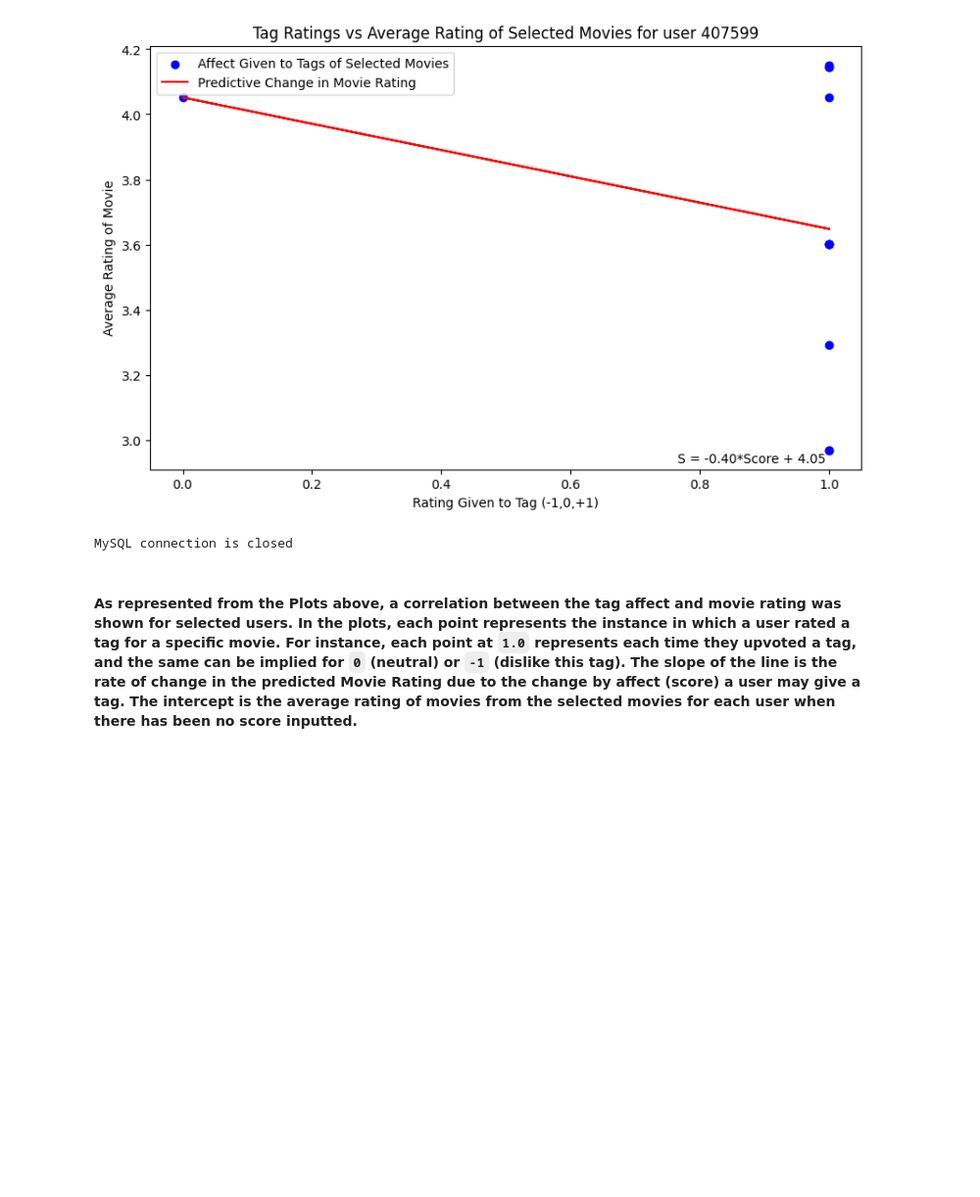
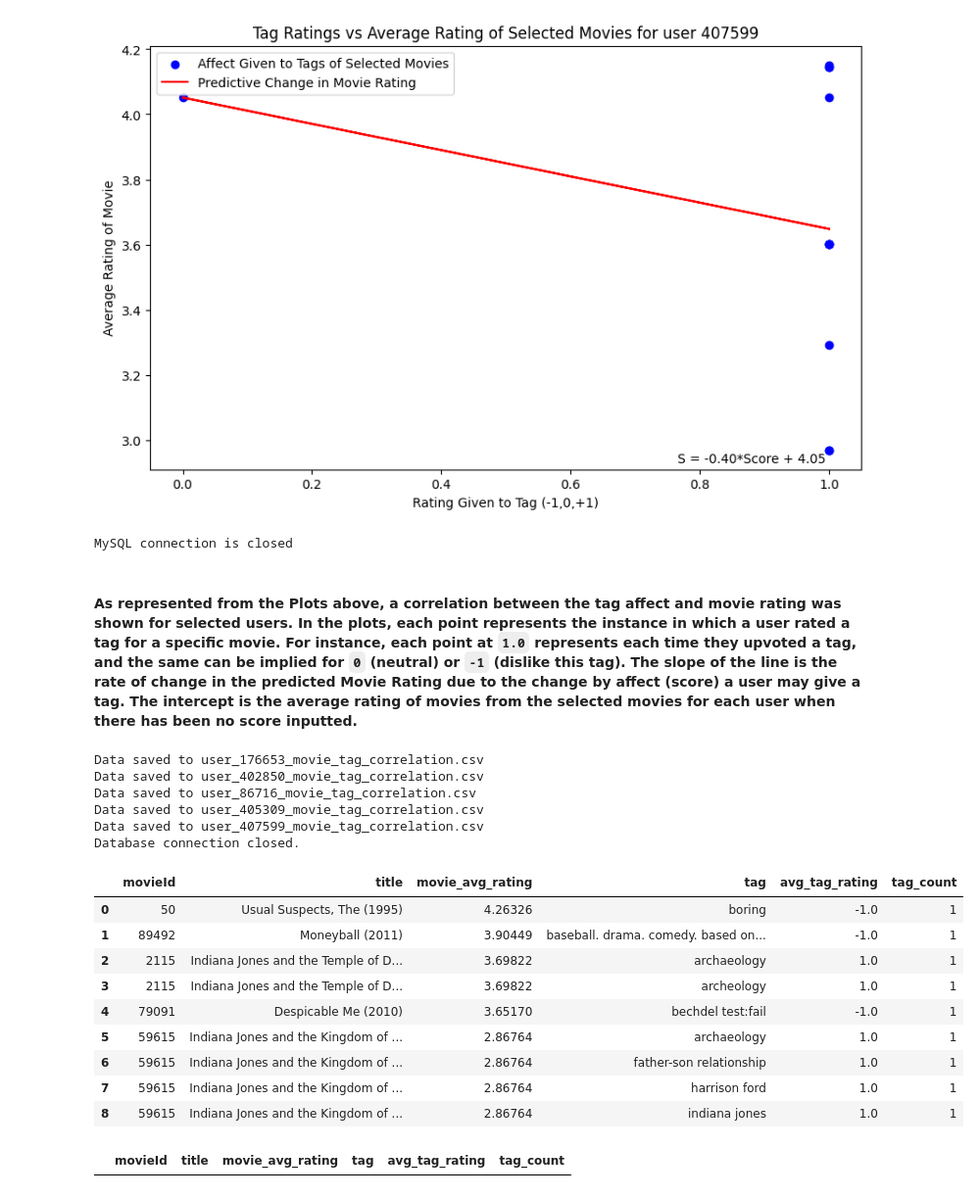
Before and after one commit to notki004/MovieLens-Work, a Jupyter notebook: MovieLensNotebook.ipynb, the cells around one changed output. Shown at 98% size. Saved outputs shown, nothing was run; the diff lists cells and outputs as text; code cells hidden in the pictures; blank space fills up the shorter version.

```diff
--- a/MovieLensNotebook.ipynb
+++ b/MovieLensNotebook.ipynb
@@ -245,3 +255,63 @@ No data found for user_id 405309. Skipping...
 MySQL connection is closed
 # %% [markdown]
 #### As represented from the Plots above, a correlation between the tag affect and movie rating was shown for selected users. In the plots, each point represents the instance in which a user rated a tag for a specific movie. For instance, each point at `1.0` represents each time they upvoted a tag, and the same can be implied for `0` (neutral) or `-1` (dislike this tag). The slope of the line is the rate of change in the predicted Movie Rating due to the change by affect (score) a user may give a tag. The intercept is the average rating of movies from the selected movies for each user when there has been no score inputted.
+# %%
+import pandas as pd
+from sqlalchemy import create_engine
+import matplotlib.pyplot as plt
+
+def fetch_user_movie_tag_correlation(user_id, engine):
+    # Note: Use %s as a placeholder for parameters in the SQL query string
+    sql_query = """
+    SELECT
+        movie_data.movieId,
+        movie_data.title,
+        movie_data.avgRating AS movie_avg_rating,
+        tag_ratings.tag,
+        AVG(tag_ratings.rating) AS avg_tag_rating,
+        COUNT(tag_ratings.tag) AS tag_count
+    FROM
+        tag_ratings
+    JOIN
+        movie_data ON tag_ratings.movieId = movie_data.movieId
+    WHERE
+        tag_ratings.userId = %s
+    GROUP BY
+        movie_data.movieId, tag_ratings.tag
+    ORDER BY
+        movie_data.avgRating DESC, avg_tag_rating DESC
+    """
+    # Pass parameters as a tuple
+    df = pd.read_sql(sql_query, engine, params=(user_id,))
+    return df
+
+def save_to_csv(df, filename):
+    df.to_csv(filename, index=False)
+    print(f"Data saved to {filename}")
+
+def main():
+    user_ids = [176653, 402850, 86716, 405309, 407599]  # Example user ID
+    engine = create_engine("mysql+mysqlconnector://readonly:@127.0.0.1/ML3_mirror")
+
+    try:
+        for user_id in user_ids:
+            df = fetch_user_movie_tag_correlation(user_id, engine)
+            # You might want to adjust the filename to include the user_id or other identifying information
+            filename = f"user_{user_id}_movie_tag_correlation.csv"
+            save_to_csv(df, filename)
+    except Exception as e:
+        print(f"An error occurred: {e}")
+    finally:
+        if engine:
+            engine.dispose()
+            print("Database connection closed.")
+
+if __name__ == "__main__":
+    main()
+# %% [output]
+Data saved to user_176653_movie_tag_correlation.csv
+Data saved to user_402850_movie_tag_correlation.csv
+Data saved to user_86716_movie_tag_correlation.csv
+Data saved to user_405309_movie_tag_correlation.csv
+Data saved to user_407599_movie_tag_correlation.csv
+Database connection closed.
@@ -247,0 +320,19 @@ MySQL connection is closed
+# %%
+data = pd.read_csv("user_176653_movie_tag_correlation.csv")
+data.head(30)
+# %% [output]
+|  | movieId | title | movie_avg_rating | tag | avg_tag_rating | tag_count |
+| 0 | 50 | Usual Suspects, The (1995) | 4.26326 | boring | -1.0 | 1 |
+| 1 | 89492 | Moneyball (2011) | 3.90449 | baseball. drama. comedy. based on... | -1.0 | 1 |
+| 2 | 2115 | Indiana Jones and the Temple of D... | 3.69822 | archaeology | 1.0 | 1 |
+| 3 | 2115 | Indiana Jones and the Temple of D... | 3.69822 | archeology | 1.0 | 1 |
+| 4 | 79091 | Despicable Me (2010) | 3.65170 | bechdel test:fail | -1.0 | 1 |
+| 5 | 59615 | Indiana Jones and the Kingdom of ... | 2.86764 | archaeology | 1.0 | 1 |
+| 6 | 59615 | Indiana Jones and the Kingdom of ... | 2.86764 | father-son relationship | 1.0 | 1 |
+| 7 | 59615 | Indiana Jones and the Kingdom of ... | 2.86764 | harrison ford | 1.0 | 1 |
+| 8 | 59615 | Indiana Jones and the Kingdom of ... | 2.86764 | indiana jones | 1.0 | 1 |
+# %%
+data = pd.read_csv("user_402850_movie_tag_correlation.csv")
+data.head(30)
+# %% [output]
+|  | movieId | title | movie_avg_rating | tag | avg_tag_rating | tag_count |
```
Also changed, not shown: parts of 6 cells of this notebook.
